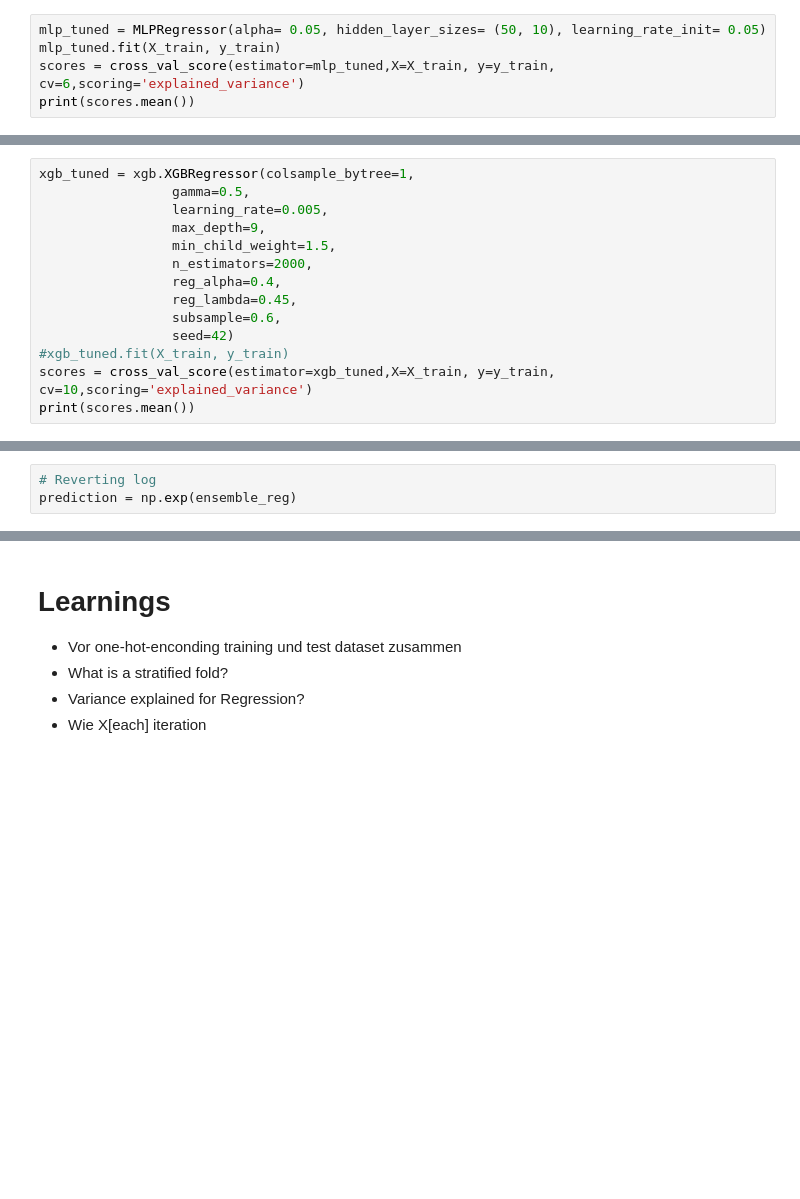
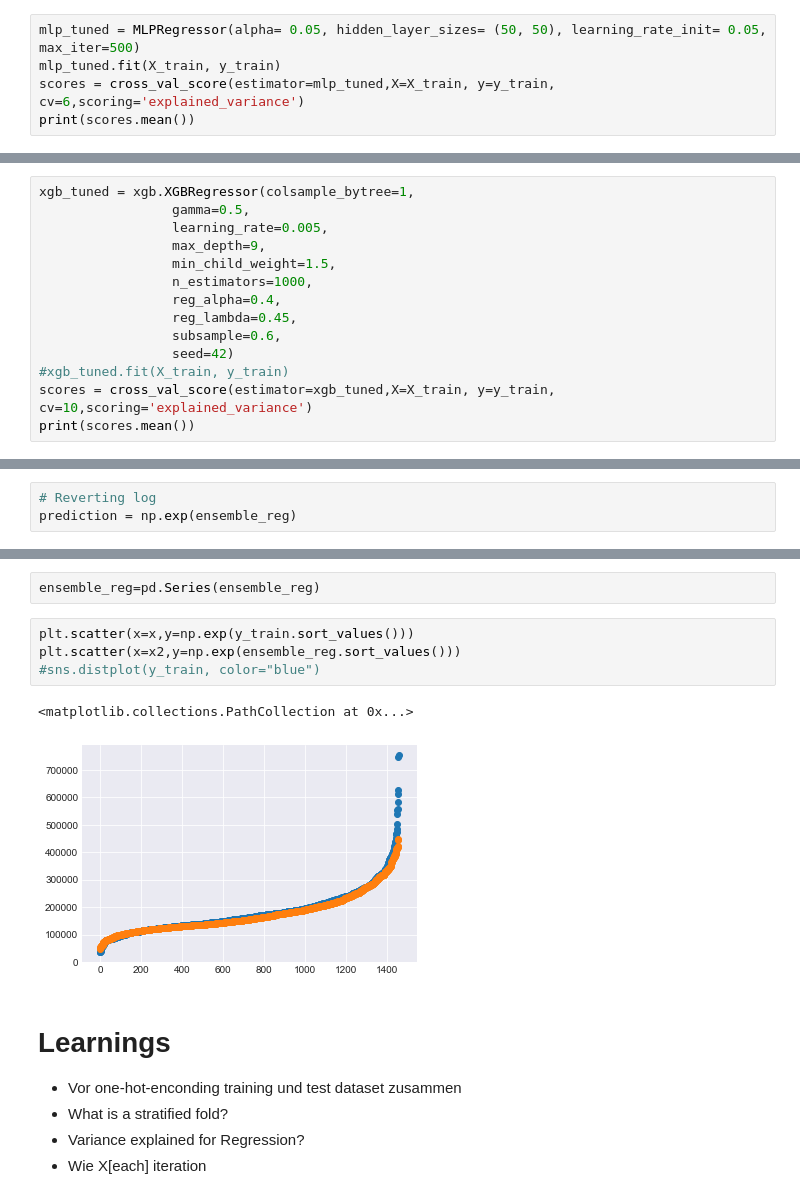
Before and after one commit to dpleus/HousingPrices, a Jupyter notebook: Housing Prices-v2.ipynb, the cells around one changed output, grey strips where cells are left out. Drawn from its saved outputs; the diff is of its cells as text; blank space fills up the shorter version.

```diff
--- a/Housing Prices-v2.ipynb
+++ b/Housing Prices-v2.ipynb
@@ -513,5 +515,5 @@ print(scores.mean())
 # %%
-mlp_tuned = MLPRegressor(alpha= 0.05, hidden_layer_sizes= (50, 10), learning_rate_init= 0.05)
+mlp_tuned = MLPRegressor(alpha= 0.05, hidden_layer_sizes= (50, 50), learning_rate_init= 0.05, max_iter=500)
 mlp_tuned.fit(X_train, y_train)
 scores = cross_val_score(estimator=mlp_tuned,X=X_train, y=y_train, cv=6,scoring='explained_variance')
 print(scores.mean())
@@ -523,7 +525,7 @@ xgb_tuned = xgb.XGBRegressor(colsample_bytree=1,
                  learning_rate=0.005,
                  max_depth=9,
                  min_child_weight=1.5,
-                 n_estimators=2000,
+                 n_estimators=1000,
                  reg_alpha=0.4,
                  reg_lambda=0.45,
                  subsample=0.6,
@@ -672,3 +662,12 @@ submission.to_csv("submission.csv", index=False)
+# %%
+ensemble_reg=pd.Series(ensemble_reg)
+# %%
+plt.scatter(x=x,y=np.exp(y_train.sort_values()))
+plt.scatter(x=x2,y=np.exp(ensemble_reg.sort_values()))
+#sns.distplot(y_train, color="blue")
+# %% [output]
+<matplotlib.collections.PathCollection at 0x...>
+[figure, added]
 # %% [markdown]
 # Learnings
 
```
Also changed, not shown: parts of 18 cells of this notebook.
